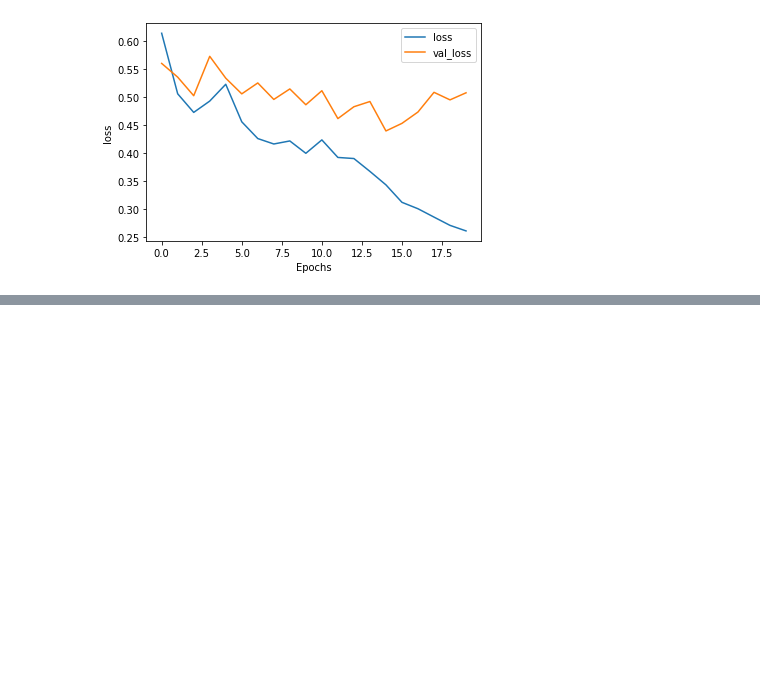
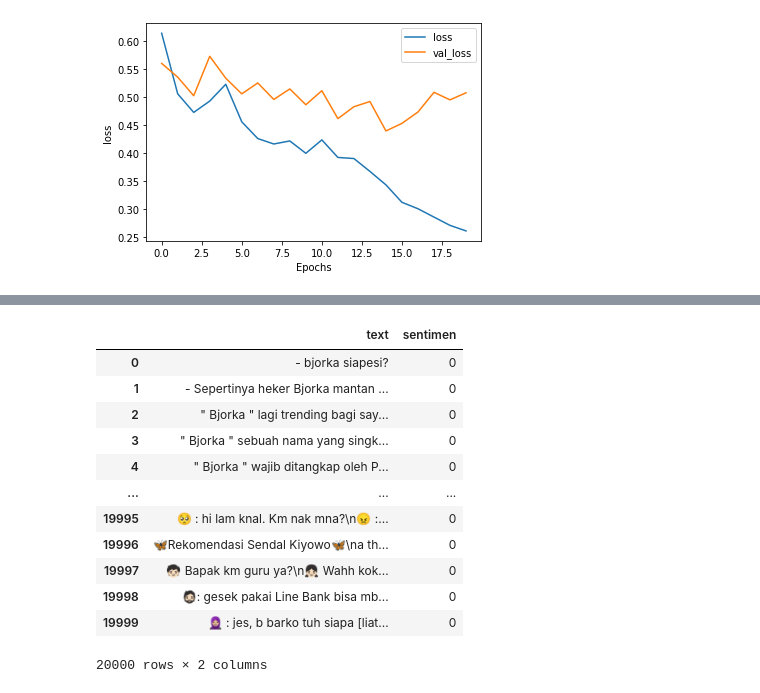
Before and after one commit to adrianuscharlie/ML-hate-speech-detection, a Jupyter notebook: notebook.ipynb, the cells around one changed output, grey strips where cells are left out. Cells and saved outputs as stored; diff of their text form; code cells hidden in the pictures; blank space fills up the shorter version.

```diff
--- a/notebook.ipynb
+++ b/notebook.ipynb
@@ -212,0 +241,19 @@ plot_graphs(history=history,metric='loss')
+# %%
+del bjorka['created at']
+del bjorka ['Unnamed: 0']
+del bjorka ['username']
+bjorka
+# %% [output]
+|  | text | sentimen |
+| 0 | - bjorka siapesi? | 0 |
+| 1 | - Sepertinya heker Bjorka mantan ... | 0 |
+| 2 | " Bjorka " lagi trending bagi say... | 0 |
+| 3 | " Bjorka " sebuah nama yang singk... | 0 |
+| 4 | " Bjorka " wajib ditangkap oleh P... | 0 |
+| ... | ... | ... |
+| 19995 | 🥺 : hi lam knal. Km nak mna?\n😠 :... | 0 |
+| 19996 | 🦋Rekomendasi Sendal Kiyowo🦋\na th... | 0 |
+| 19997 | 🧒🏻 Bapak km guru ya?\n👧🏻 Wahh kok... | 0 |
+| 19998 | 🧔🏻: gesek pakai Line Bank bisa mb... | 0 |
+| 19999 | 🧕🏼 : jes, b barko tuh siapa [liat... | 0 |
+20000 rows × 2 columns
```
Also changed, not shown: parts of 21 cells of this notebook, 22 other files.
